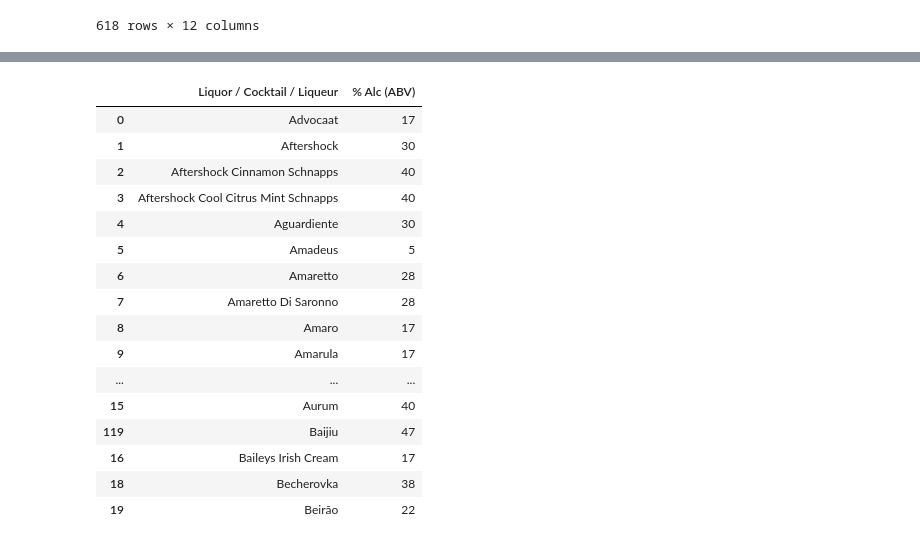
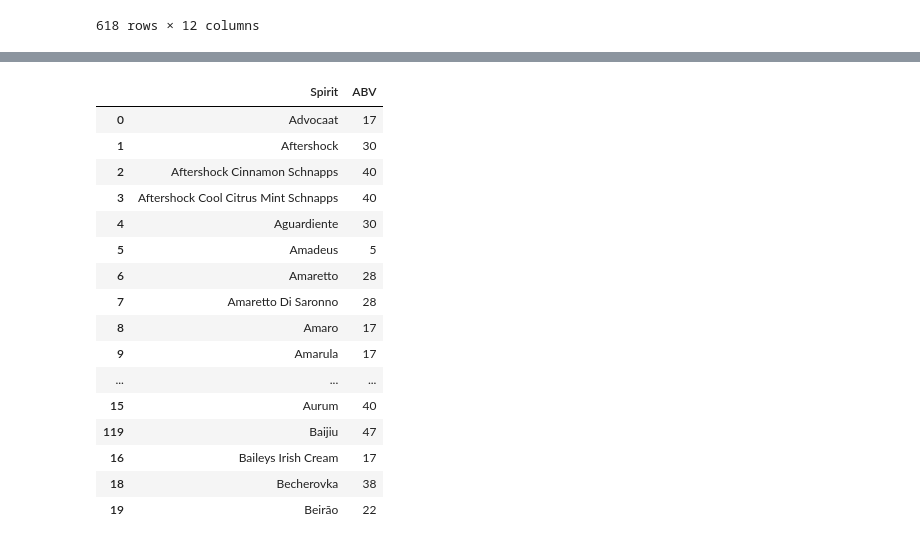
Before and after one commit to rclassit/Project-2, a Jupyter notebook: Data Cleaning.ipynb, the cells around one changed output, grey strips where cells are left out. Saved outputs shown, nothing was run; the diff lists cells and outputs as text; code cells hidden in the pictures.

```diff
--- a/Data Cleaning.ipynb
+++ b/Data Cleaning.ipynb
@@ -207,3 +207,6 @@ abv_url = 'http://www.alcoholcontents.com/liquor/'
 abv_table = pd.read_html(abv_url)
 abv_df = abv_table[0]
 abv_df_clean = abv_df.drop(['Cal'], axis=1)
+#Rename columns
+renamed_df = abv_df_clean.rename(columns={"Liquor / Cocktail / Liqueur":"Spirit", "% Alc (ABV)":"ABV"})
+renamed_df.head()
@@ -210,27 +220,29 @@ abv_df_clean = abv_df.drop(['Cal'], axis=1)
 # %%
-common_spirits = [{"Liquor / Cocktail / Liqueur": "Baijiu", "% Alc (ABV)": 47},
-                {"Liquor / Cocktail / Liqueur": "Bourbon", "% Alc (ABV)": 65},
-                {"Liquor / Cocktail / Liqueur": "Brandy", "% Alc (ABV)": 42},
-                {"Liquor / Cocktail / Liqueur": "Everclear", "% Alc (ABV)": 85},
-                {"Liquor / Cocktail / Liqueur": "Gin", "% Alc (ABV)": 37},
-                {"Liquor / Cocktail / Liqueur": "Grappa", "% Alc (ABV)": 47},
-                {"Liquor / Cocktail / Liqueur": "Rum", "% Alc (ABV)": 47},
-                {"Liquor / Cocktail / Liqueur": "Sake", "% Alc (ABV)": 15},
-                {"Liquor / Cocktail / Liqueur": "Tequila", "% Alc (ABV)": 45},
-                {"Liquor / Cocktail / Liqueur": "Vermouth", "% Alc (ABV)": 19},
-                {"Liquor / Cocktail / Liqueur": "Vodka", "% Alc (ABV)": 42},
-                {"Liquor / Cocktail / Liqueur": "Whiskey", "% Alc (ABV)": 46},
-                {"Liquor / Cocktail / Liqueur": "German Schnapps", "% Alc (ABV)": 30}]
+common_spirits = [{"Spirit": "Baijiu", "ABV": 47},
+                {"Spirit": "Bourbon", "ABV": 65},
+                {"Spirit": "Brandy", "ABV": 42},
+                {"Spirit": "Champagne", "ABV": 12},
+                {"Spirit": "Cognac", "ABV": 40},
+                {"Spirit": "Everclear", "ABV": 85},
+                {"Spirit": "Gin", "ABV": 37},
+                {"Spirit": "Grappa", "ABV": 47},
+                {"Spirit": "Rum", "ABV": 47},
+                {"Spirit": "Sake", "ABV": 15},
+                {"Spirit": "Tequila", "ABV": 45},
+                {"Spirit": "Vermouth", "ABV": 19},
+                {"Spirit": "Vodka", "ABV": 42},
+                {"Spirit": "Whiskey", "ABV": 46},
+                {"Spirit": "German Schnapps", "ABV": 30}]
 
 spirits_df = pd.DataFrame(common_spirits)
 # %%
 # Merge spirits_df and abv_df
-merge_df = pd.merge(abv_df_clean, spirits_df, on=["Liquor / Cocktail / Liqueur", "% Alc (ABV)"], how="outer")
+merge_df = pd.merge(renamed_df, spirits_df, on=["Spirit", "ABV"], how="outer")
 # %%
-abv_sort_df = merge_df.sort_values("Liquor / Cocktail / Liqueur")
+abv_sort_df = merge_df.sort_values("Spirit")
 abv_sort_df.head(20)
 # %% [output]
-|  | Liquor / Cocktail / Liqueur | % Alc (ABV) |
+|  | Spirit | ABV |
 | 0 | Advocaat | 17 |
 | 1 | Aftershock | 30 |
 | 2 | Aftershock Cinnamon Schnapps | 40 |
```
Also changed, not shown: parts of 10 cells of this notebook, 2 other files.
